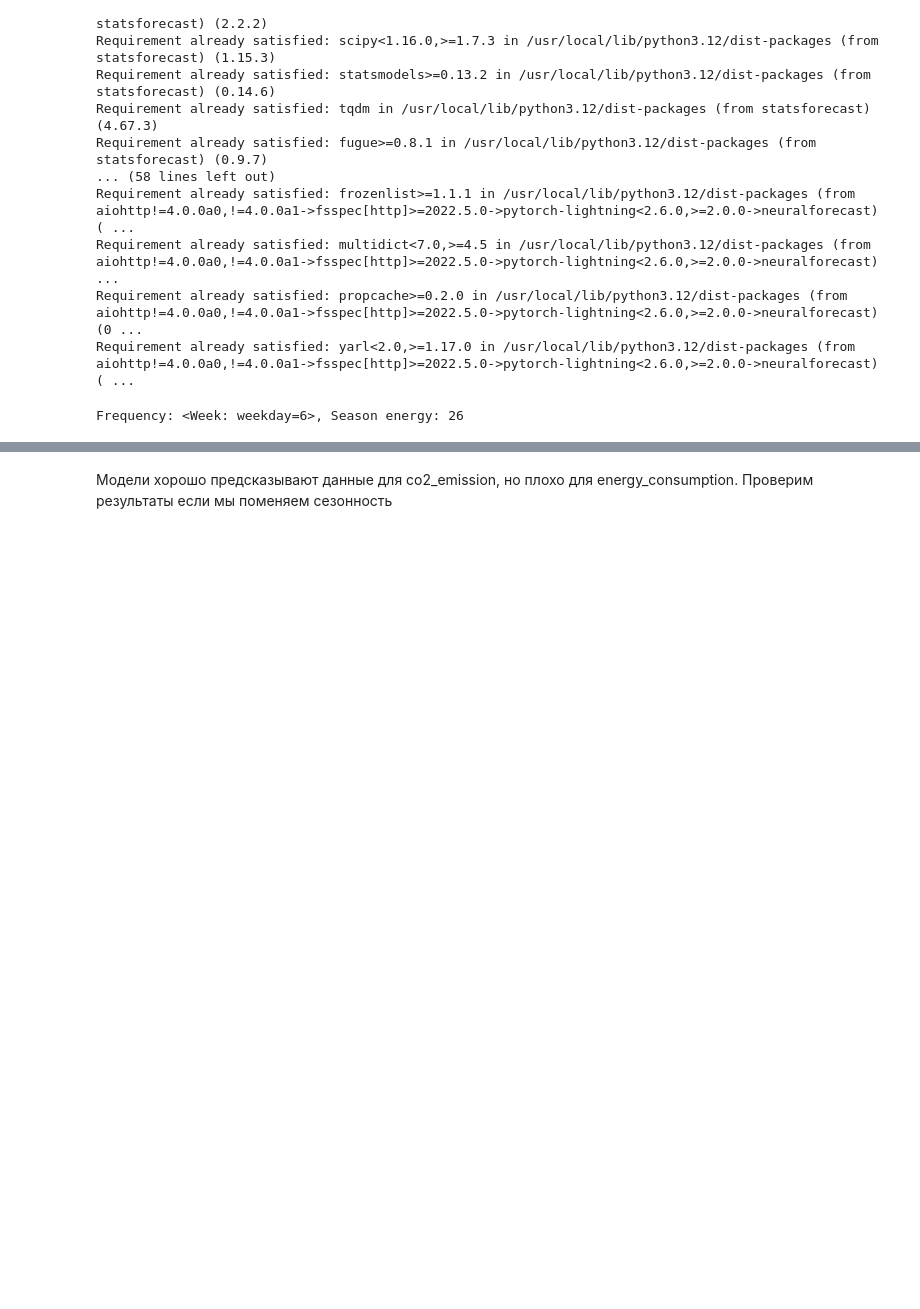
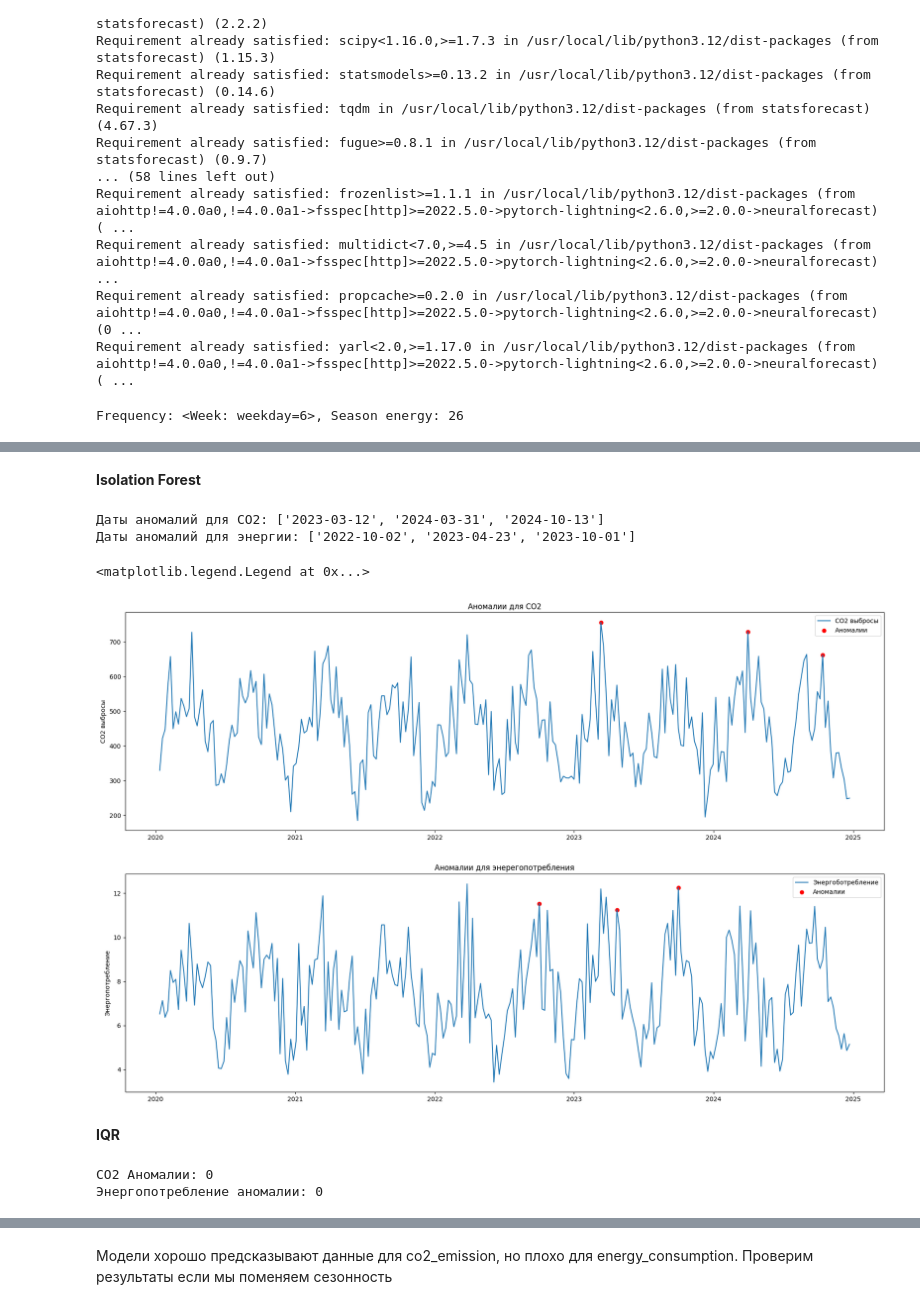
Before and after one commit to tvsmsa/melekhin-time-series, a Jupyter notebook: task_3_timeseries.ipynb, the cells around one changed output, grey strips where cells are left out. Saved outputs shown, nothing was run; the diff lists cells and outputs as text; code cells hidden in the pictures; blank space fills up the shorter version.

```diff
--- a/task_3_timeseries.ipynb
+++ b/task_3_timeseries.ipynb
@@ -77,0 +137,72 @@ Frequency: <Week: weekday=6>, Season energy: 26
+# %% [markdown]
+**Isolation Forest**
+# %%
+from sklearn.ensemble import IsolationForest
+
+def detect_isolation_forest_anomlies(df):
+  for lag in [7, 26, 52]:
+    df[f'lag_{lag}'] = df['y'].shift(lag)
+    df[f'lag_{lag}'] = df['y'].shift(lag)
+  scaler = StandardScaler()
+  df_scaled = scaler.fit_transform(df)
+  iso_forest = IsolationForest(n_estimators = 100, contamination=0.01, random_state=42)
+  iso_predict = iso_forest.fit_predict(df_scaled)
+  iso_scores = iso_forest.score_samples(df_scaled)
+  anomalies = df.index[iso_predict == -1]
+  return anomalies
+
+#Аномалии для co2
+df_co2 = panel_df[panel_df['unique_id']=='co2_emission']
+df_en = panel_df[panel_df['unique_id']=='energy_consumption']
+df_iso_co2 = df_co2[['ds', 'y']].copy().set_index('ds')
+df_iso_en = df_en[['ds', 'y']].copy().set_index('ds')
+
+anomalies_co2 = detect_isolation_forest_anomlies(df_iso_co2)
+print(f'Даты аномалий для CO2: {list(anomalies_co2.strftime("%Y-%m-%d"))}')
+
+anomalies_en = detect_isolation_forest_anomlies(df_iso_en)
+print(f'Даты аномалий для энергии: {list(anomalies_en.strftime("%Y-%m-%d"))}')
+
+fig, axes = plt.subplots(2, 1, figsize = (22, 14))
+
+axes[0].plot(df_iso_co2.index, df_iso_co2['y'], label='CO2 выбросы')
+axes[0].scatter(anomalies_co2, df_iso_co2.loc[anomalies_co2, 'y'], label = 'Аномалии', color='red')
+axes[0].set_title('Аномалии для CO2')
+axes[0].set_ylabel('CO2 выбросы')
+axes[0].legend()
+
+axes[1].plot(df_iso_en.index, df_iso_en['y'], label='Энергоботребление')
+axes[1].scatter(anomalies_en, df_iso_en.loc[anomalies_en, 'y'], label = 'Аномалии', color = 'red')
+axes[1].set_title('Аномалии для энерегопотребления')
+axes[1].set_ylabel('Энергопотребление')
+axes[1].legend()
+# %% [output]
+Даты аномалий для CO2: ['2023-03-12', '2024-03-31', '2024-10-13']
+Даты аномалий для энергии: ['2022-10-02', '2023-04-23', '2023-10-01']
+<matplotlib.legend.Legend at 0x...>
+[figure, added]
+# %% [markdown]
+**IQR**
+# %%
+def detect_iqr_anomalies(df):
+  Q1 = df.quantile(0.25)
+  Q3 = df.quantile(0.75)
+  IQR = Q3 - Q1
+  lower_bound = Q1 - 1.5 * IQR
+  upper_bound = Q3 + 1.5 * IQR
+  df_iqr = (df < lower_bound) | (df > upper_bound)
+  return df_iqr
+
+df_co2_train = panel_df[panel_df['unique_id']=='co2_emission']
+df_en_train = panel_df[panel_df['unique_id']=='energy_consumption']
+
+df_co2 = df_co2_train[['ds', 'y']].copy().set_index('ds')
+df_en = df_en_train[['ds', 'y']].copy().set_index('ds')
+
+result_co2 = detect_iqr_anomalies(df_co2)
+result_en = detect_iqr_anomalies(df_en)
+print(f"CO2 Аномалии: {result_co2['y'].sum()}")
+print(f"Энергопотребление аномалии: {result_en['y'].sum()}")
+# %% [output]
+CO2 Аномалии: 0
+Энергопотребление аномалии: 0
```
Also changed, not shown: parts of 19 cells of this notebook.
